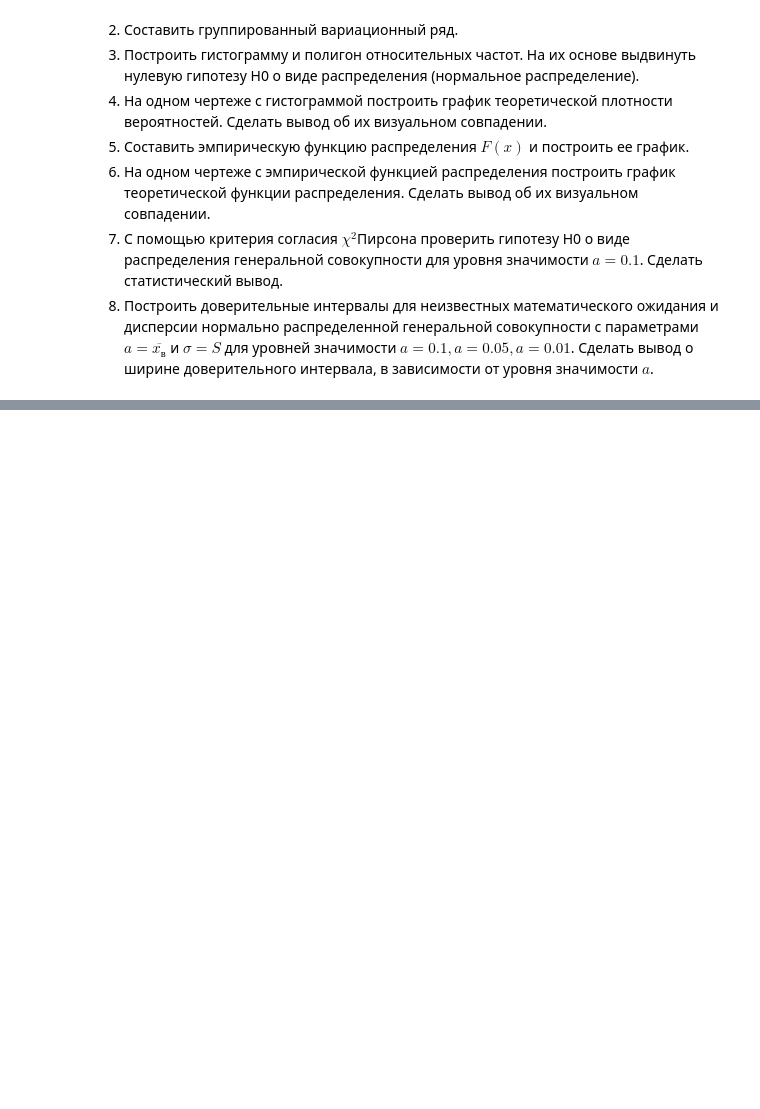
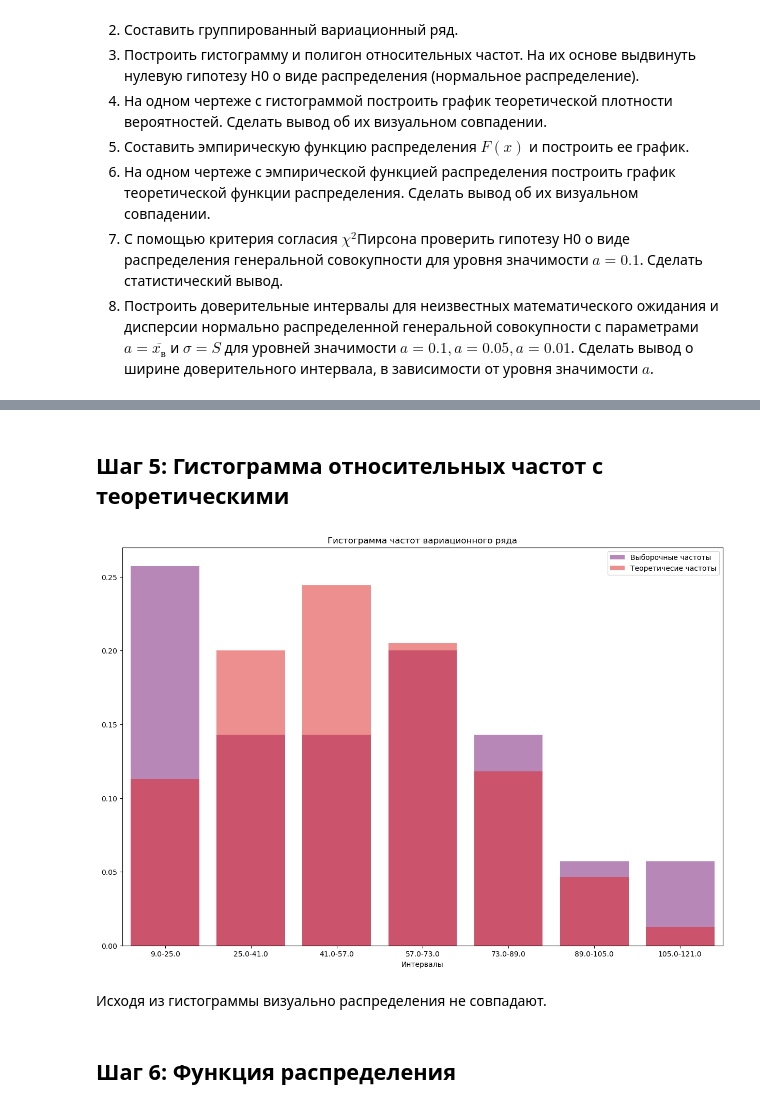
Before and after one commit to CosmDandy/Polytech-4-Sem-Statistics, a Jupyter notebook: Python/LB5/LB5_3.ipynb, the cells around one changed output, grey strips where cells are left out. Saved outputs shown, nothing was run; the diff lists cells and outputs as text; code cells hidden in the pictures; blank space fills up the shorter version.

```diff
--- a/Python/LB5/LB5_3.ipynb
+++ b/Python/LB5/LB5_3.ipynb
@@ -228,0 +77,3 @@ ValueError: Value of 'y' is not the name of a column in 'data_frame'. Expected o
+# %%
+std = np.sqrt(variance)
+std
@@ -228,0 +129,7 @@ ValueError: Value of 'y' is not the name of a column in 'data_frame'. Expected o
+# %%
+p = st.norm.cdf((data["x_(i+1)"] - mean) / std) - st.norm.cdf((data["x_i"] - mean) / std)
+
+# assert np.isclose(p.sum(), 1, rtol=.01), "Сумма теоретических оснований должна быть равна 1."
+
+data["f'"] = p * n
+data["f'"]
@@ -228,0 +145,10 @@ ValueError: Value of 'y' is not the name of a column in 'data_frame'. Expected o
+# %% [markdown]
+## Шаг 5: Гистограмма относительных частот c теоретическими
+# %%
+plot_barplot(x=[f"{data.loc[i, 'x_i']}-{data.loc[i, 'x_i'] + h}" for i in data.index], y1=data["w"], y2=p, title='Гистограмма частот вариационного ряда')
+# %% [output]
+[figure, added]
+# %% [markdown]
+Исходя из гистограммы визуально распределения не совпадают.
+# %% [markdown]
+## Шаг 6: Функция распределения
```
Also changed, not shown: parts of 75 cells of this notebook.
